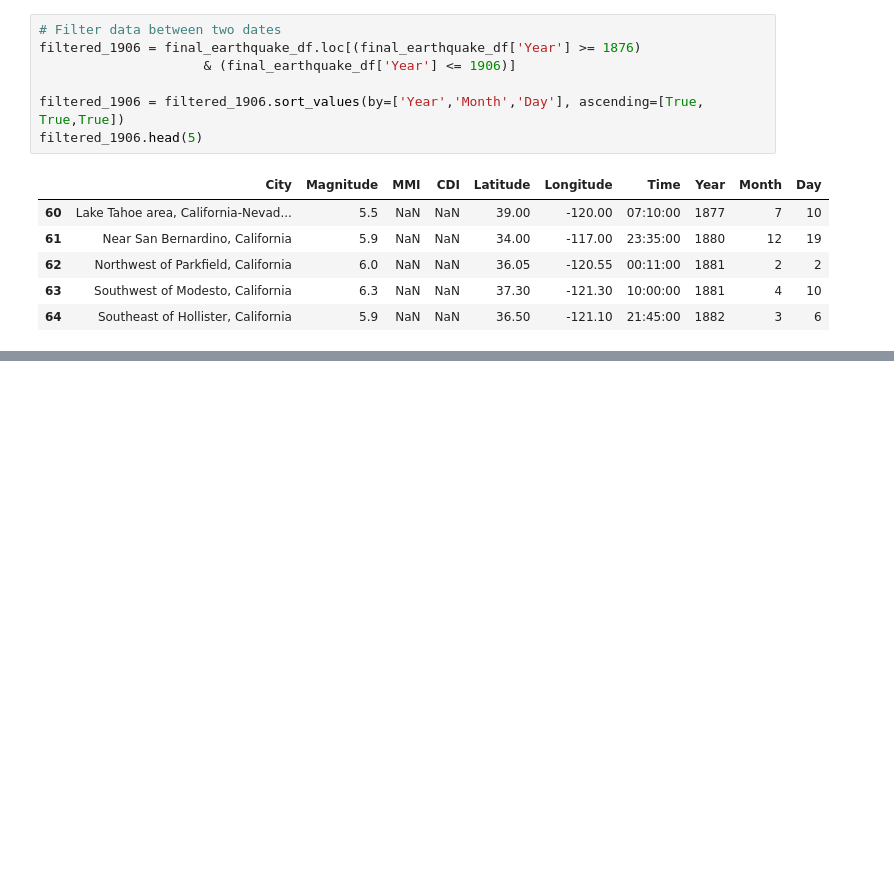
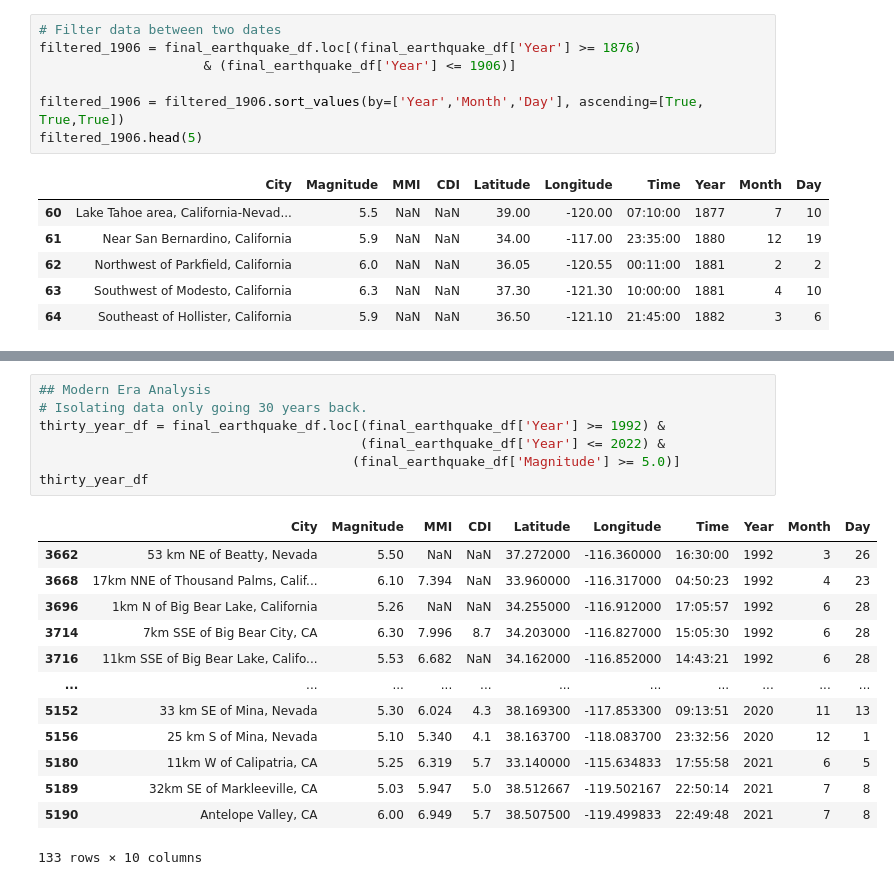
Before and after one commit to chronicJatt/Project-1, a Jupyter notebook: Final_Data_Analysis.ipynb, the cells around one changed output, grey strips where cells are left out. Cells and saved outputs as stored; diff of their text form; blank space fills up the shorter version.

```diff
--- a/Final_Data_Analysis.ipynb
+++ b/Final_Data_Analysis.ipynb
@@ -371,0 +346,21 @@ thirty_year_dirty
+# %%
+## Modern Era Analysis
+# Isolating data only going 30 years back.
+thirty_year_df = final_earthquake_df.loc[(final_earthquake_df['Year'] >= 1992) &
+                                         (final_earthquake_df['Year'] <= 2022) &
+                                        (final_earthquake_df['Magnitude'] >= 5.0)]
+thirty_year_df
+# %% [output]
+|  | City | Magnitude | MMI | CDI | Latitude | Longitude | Time | Year | Month | Day |
+| 3662 | 53 km NE of Beatty, Nevada | 5.50 | NaN | NaN | 37.272000 | -116.360000 | 16:30:00 | 1992 | 3 | 26 |
+| 3668 | 17km NNE of Thousand Palms, Calif... | 6.10 | 7.394 | NaN | 33.960000 | -116.317000 | 04:50:23 | 1992 | 4 | 23 |
+| 3696 | 1km N of Big Bear Lake, California | 5.26 | NaN | NaN | 34.255000 | -116.912000 | 17:05:57 | 1992 | 6 | 28 |
+| 3714 | 7km SSE of Big Bear City, CA | 6.30 | 7.996 | 8.7 | 34.203000 | -116.827000 | 15:05:30 | 1992 | 6 | 28 |
+| 3716 | 11km SSE of Big Bear Lake, Califo... | 5.53 | 6.682 | NaN | 34.162000 | -116.852000 | 14:43:21 | 1992 | 6 | 28 |
+| ... | ... | ... | ... | ... | ... | ... | ... | ... | ... | ... |
+| 5152 | 33 km SE of Mina, Nevada | 5.30 | 6.024 | 4.3 | 38.169300 | -117.853300 | 09:13:51 | 2020 | 11 | 13 |
+| 5156 | 25 km S of Mina, Nevada | 5.10 | 5.340 | 4.1 | 38.163700 | -118.083700 | 23:32:56 | 2020 | 12 | 1 |
+| 5180 | 11km W of Calipatria, CA | 5.25 | 6.319 | 5.7 | 33.140000 | -115.634833 | 17:55:58 | 2021 | 6 | 5 |
+| 5189 | 32km SE of Markleeville, CA | 5.03 | 5.947 | 5.0 | 38.512667 | -119.502167 | 22:50:14 | 2021 | 7 | 8 |
+| 5190 | Antelope Valley, CA | 6.00 | 6.949 | 5.7 | 38.507500 | -119.499833 | 22:49:48 | 2021 | 7 | 8 |
+133 rows × 10 columns
```
Also changed, not shown: parts of 14 cells of this notebook.
